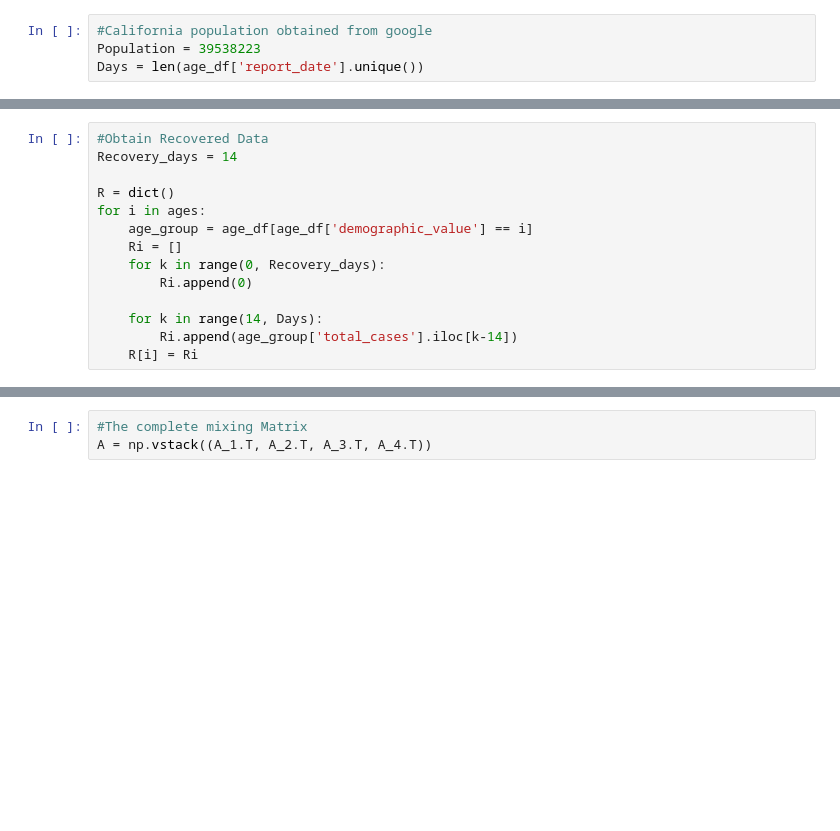
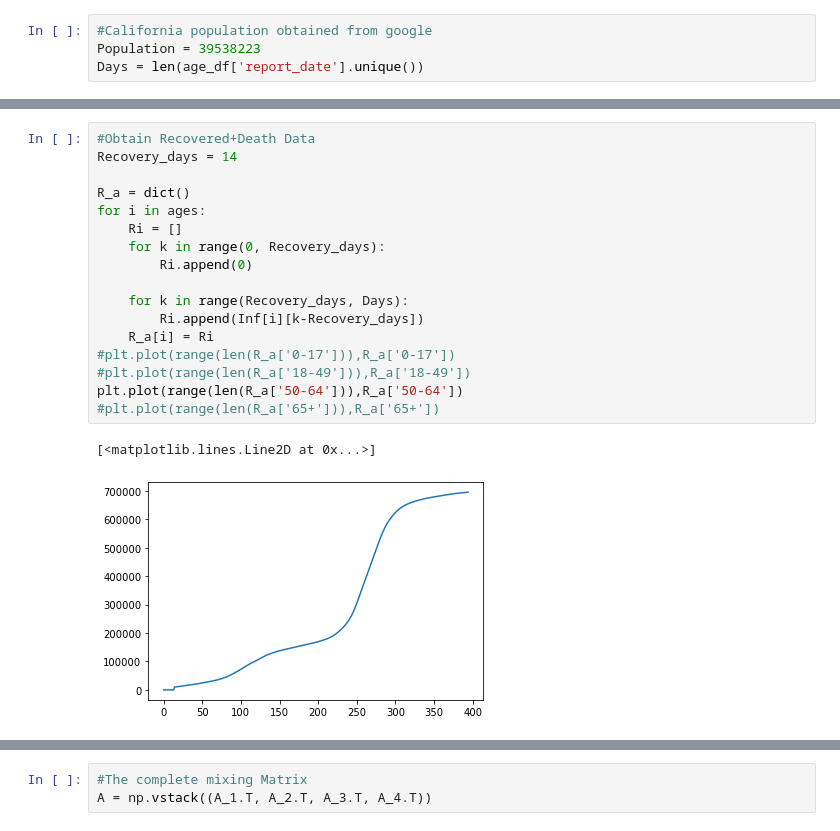
Before and after one commit to sj-ucsd/ECE227_SEIR, a Jupyter notebook: Preprocessing.ipynb, the cells around one changed output, grey strips where cells are left out. Cells and saved outputs as stored; diff of their text form; blank space fills up the shorter version.

Commit message:
incomplete, only data processing works

```diff
--- a/Preprocessing.ipynb
+++ b/Preprocessing.ipynb
@@ -48,17 +53,23 @@ for i in ages:
 # %%
-#Obtain Recovered Data
+#Obtain Recovered+Death Data
 Recovery_days = 14
 
-R = dict()
+R_a = dict()
 for i in ages:
-    age_group = age_df[age_df['demographic_value'] == i]
     Ri = []
     for k in range(0, Recovery_days):
         Ri.append(0)
 
-    for k in range(14, Days):
-        Ri.append(age_group['total_cases'].iloc[k-14])
-    R[i] = Ri
+    for k in range(Recovery_days, Days):
+        Ri.append(Inf[i][k-Recovery_days])
+    R_a[i] = Ri
+#plt.plot(range(len(R_a['0-17'])),R_a['0-17'])
+#plt.plot(range(len(R_a['18-49'])),R_a['18-49'])
+plt.plot(range(len(R_a['50-64'])),R_a['50-64'])
+#plt.plot(range(len(R_a['65+'])),R_a['65+'])
+# %% [output]
+[<matplotlib.lines.Line2D at 0x...>]
+[figure, added]
 # %%
 #obtain Death data
 
```
Also changed, not shown: parts of 10 cells of this notebook.
